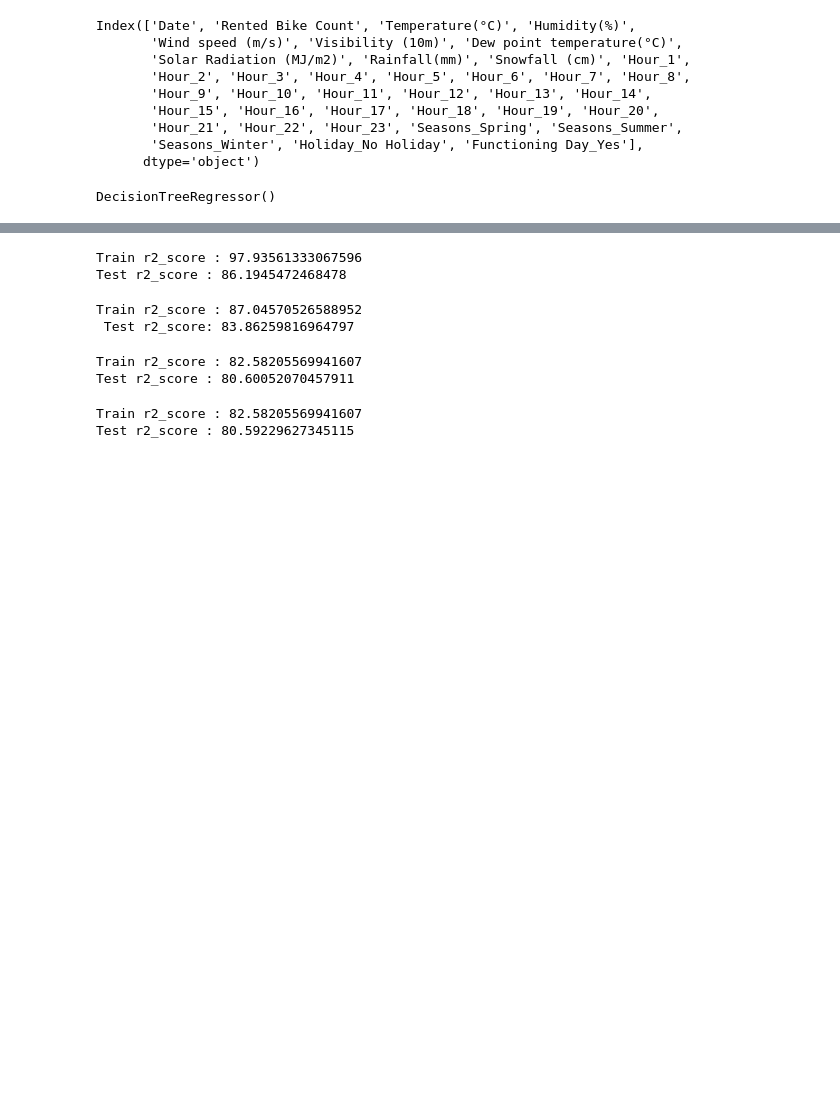
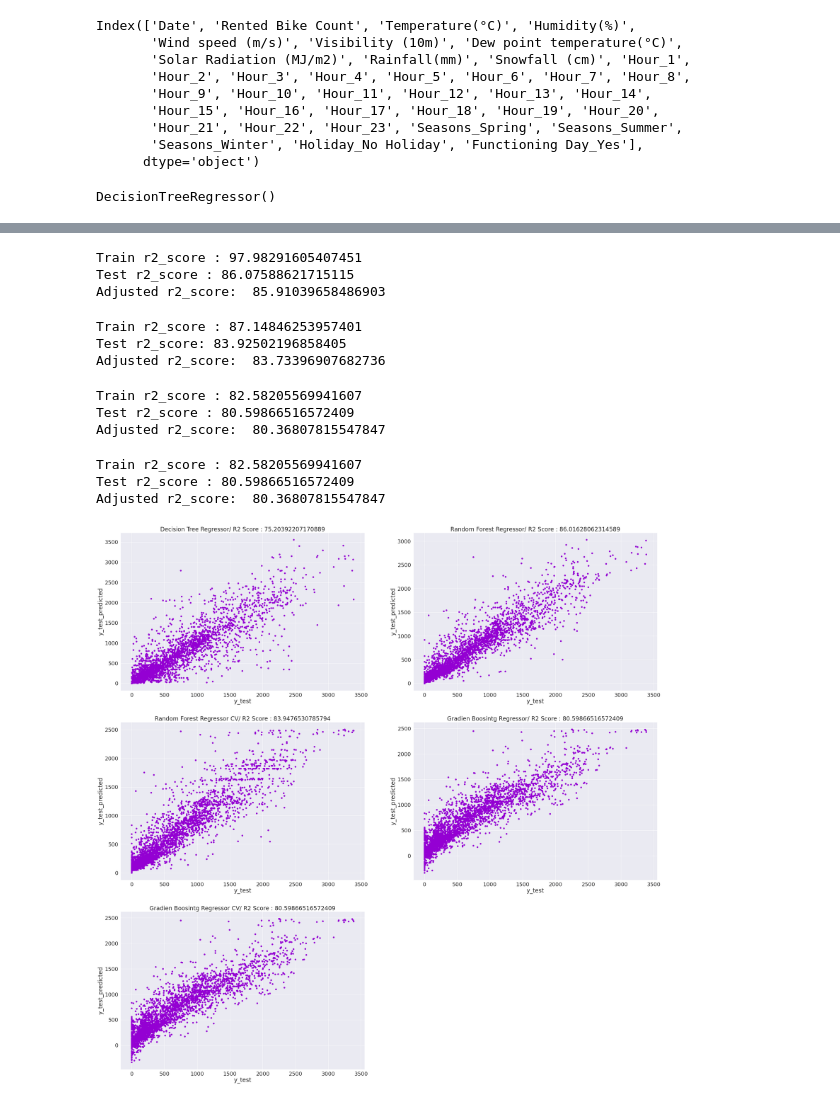
Before and after one commit to SethupathyM/Bike_Demand_Prediction, a Jupyter notebook: Bike_Demand_Prediction.ipynb, the cells around one changed output, grey strips where cells are left out. Drawn from its saved outputs; the diff is of its cells as text; code cells hidden in the pictures; blank space fills up the shorter version.

```diff
--- a/Bike_Demand_Prediction.ipynb
+++ b/Bike_Demand_Prediction.ipynb
@@ -558,7 +559,7 @@ y_dt = df_dt[dependent_variables_dt].values
 X_train_dt, X_test_dt, y_train_dt, y_test_dt = train_test_split(X_dt, y_dt, test_size = 0.35, random_state = 0)
 # %%
 # Normailzation
-scaler = MinMaxScaler()
+scaler = StandardScaler()
 X_train_dt = scaler.fit_transform(X_train_dt)
 X_test_dt = scaler.transform(X_test_dt)
 # %%
@@ -587,11 +590,14 @@ rfr  = RandomForestRegressor()
 rfr.fit(X_train_dt,y_train_dt)
 y_train_rfr_pred = rfr.predict(X_train_dt)
 y_test_rfr_pred = rfr.predict(X_test_dt)
+
 print('Train r2_score :',r2_score(y_train_dt,y_train_rfr_pred)*100)
 print('Test r2_score :',r2_score(y_test_dt,y_test_rfr_pred)*100)
+print("Adjusted r2_score: ",(1-(1-r2_score(y_test_dt, y_test_rfr_pred))*((X_test_dt.shape[0]-1)/(X_test_dt.shape[0]-X_test_dt.shape[1]-1)))*100)
 # %% [output]
-Train r2_score : 97.93561333067596
-Test r2_score : 86.1945472468478
+Train r2_score : 97.98291605407451
+Test r2_score : 86.07588621715115
+Adjusted r2_score:  85.91039658486903
 # %%
 # Cross validation and Hyperparameter tunning for Random Forest Regressor
 
@@ -602,21 +608,25 @@ rfr.fit(X_train_dt,y_train_dt)
 y_train_rfr_cv_pred = rfr.predict(X_train_dt)
 y_test_rfr_cv_pred = rfr.predict(X_test_dt)
 print('Train r2_score :',r2_score(y_train_dt,y_train_rfr_cv_pred)*100)
-print(' Test r2_score:',r2_score(y_test_dt,y_test_rfr_cv_pred)*100)
+print('Test r2_score:',r2_score(y_test_dt,y_test_rfr_cv_pred)*100)
+print("Adjusted r2_score: ",(1-(1-r2_score(y_test_dt, y_test_rfr_cv_pred))*((X_test_dt.shape[0]-1)/(X_test_dt.shape[0]-X_test_dt.shape[1]-1)))*100)
 # %% [output]
-Train r2_score : 87.04570526588952
- Test r2_score: 83.86259816964797
+Train r2_score : 87.14846253957401
+Test r2_score: 83.92502196858405
+Adjusted r2_score:  83.73396907682736
 # %%
 # Gradient Boosting Regressor
 gbr = GradientBoostingRegressor()
 gbr.fit(X_train_dt,y_train_dt)
-y_train_gbr_cv_pred = gbr.predict(X_train_dt)
-y_test_gbr_cv_pred = gbr.predict(X_test_dt)
-print('Train r2_score :',r2_score(y_train_dt,y_train_gbr_cv_pred)*100)
-print('Test r2_score :',r2_score(y_test_dt,y_test_gbr_cv_pred)*100)
+y_train_gbr_pred = gbr.predict(X_train_dt)
+y_test_gbr_pred = gbr.predict(X_test_dt)
+print('Train r2_score :',r2_score(y_train_dt,y_train_gbr_pred)*100)
+print('Test r2_score :',r2_score(y_test_dt,y_test_gbr_pred)*100)
+print("Adjusted r2_score: ",(1-(1-r2_score(y_test_dt, y_test_gbr_pred))*((X_test_dt.shape[0]-1)/(X_test_dt.shape[0]-X_test_dt.shape[1]-1)))*100)
 # %% [output]
 Train r2_score : 82.58205569941607
-Test r2_score : 80.60052070457911
+Test r2_score : 80.59866516572409
+Adjusted r2_score:  80.36807815547847
 # %%
 # Cross validation and Hyperparameter tunning for Gradient Boosting Regressor
 
@@ -631,6 +641,25 @@ y_test_gbr_cv_pred = gbr.predict(X_test_dt)
 # print(optimum_parameters)
 print('Train r2_score :',r2_score(y_train_dt,y_train_gbr_cv_pred)*100)
 print('Test r2_score :',r2_score(y_test_dt,y_test_gbr_cv_pred)*100)
+print("Adjusted r2_score: ",(1-(1-r2_score(y_test_dt, y_test_gbr_cv_pred))*((X_test_dt.shape[0]-1)/(X_test_dt.shape[0]-X_test_dt.shape[1]-1)))*100)
 # %% [output]
 Train r2_score : 82.58205569941607
-Test r2_score : 80.59229627345115
+Test r2_score : 80.59866516572409
+Adjusted r2_score:  80.36807815547847
+# %%
+# Visual representation of Decision Tree model's prediction
+
+lst_model = [y_test_pred_dec_reg,y_test_rfr_pred,y_test_rfr_cv_pred,y_test_gbr_pred,y_test_gbr_cv_pred]
+title = ['Decision Tree Regressor','Random Forest Regressor','Random Forest Regressor CV','Gradien Boosintg Regressor','Gradien Boosintg Regressor CV']
+lst_model_acc = [r2_score(y_test_dt,y_test_pred_dec_reg)*100,r2_score(y_test_dt,y_test_rfr_pred)*100,r2_score(y_test_dt,y_test_rfr_cv_pred)*100,r2_score(y_test_dt,y_test_gbr_pred)*100,r2_score(y_test_dt,y_test_gbr_cv_pred)*100]
+plt.figure(figsize = (40,70))
+sns.set_theme()
+for i in enumerate(lst_model):
+  sns.set(font_scale = 2)
+  plt.subplot(5, 2,i[0]+1)
+  plt.xlabel('y_test')
+  plt.ylabel('y_test_predicted')
+  plt.title(title[i[0]] + '/ R2 Score : '+ str(lst_model_acc[i[0]]))
+  plt.scatter(y_test_dt,i[1],color = 'darkviolet')
+# %% [output]
+[figure, added]
```
Also changed, not shown: parts of 5 cells of this notebook.
